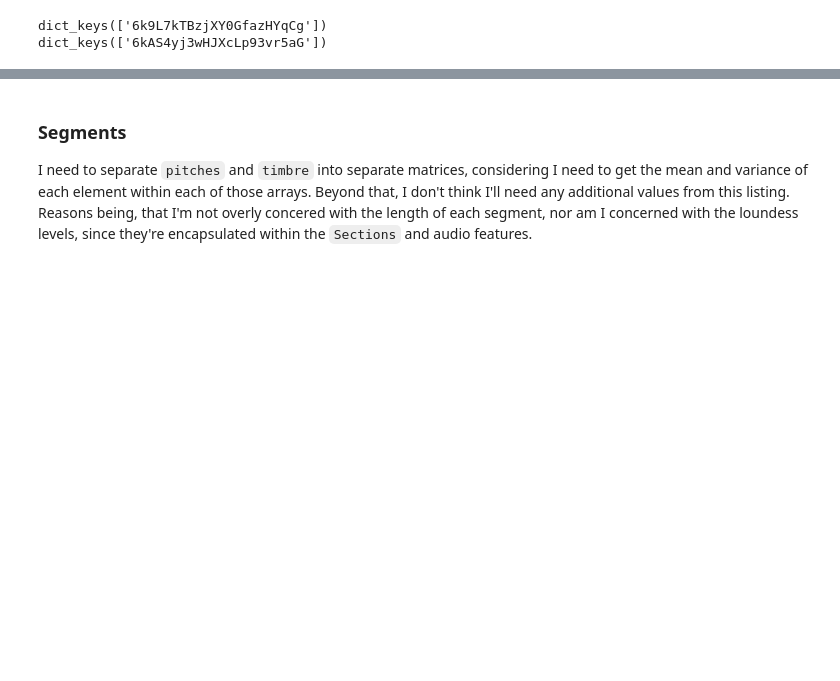
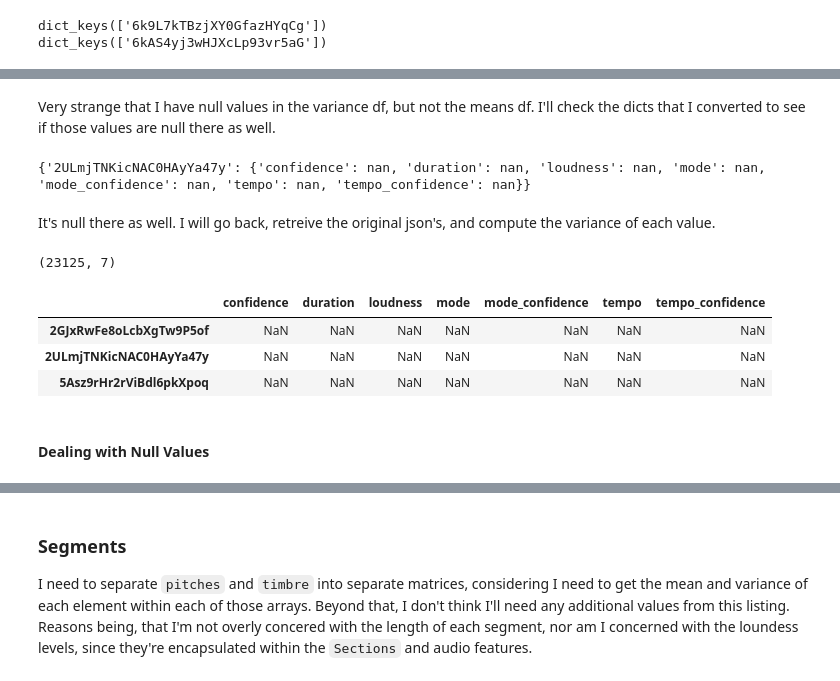
Before and after one commit to jonjohnsontc/songwriter-graph, a Jupyter notebook: notebooks/spotify_audio_analysis.ipynb, the cells around one changed output, grey strips where cells are left out. Drawn from its saved outputs; the diff is of its cells as text; code cells hidden in the pictures; blank space fills up the shorter version.

```diff
--- a/notebooks/spotify_audio_analysis.ipynb
+++ b/notebooks/spotify_audio_analysis.ipynb
@@ -202,0 +308,24 @@ for e in var_dicts:
+# %% [markdown]
+Very strange that I have null values in the variance df, but not the means df. I'll check the dicts that I converted to see if those values are null there as well.
+# %%
+for i in var_dicts:
+    for k in i.keys():
+        if k == '2ULmjTNKicNAC0HAyYa47y':
+            print(i)
+# %% [output]
+{'2ULmjTNKicNAC0HAyYa47y': {'confidence': nan, 'duration': nan, 'loudness': nan, 'mode': nan, 'mode_confidence': nan, 'tempo': nan, 'tempo_confidence': nan}}
+# %% [markdown]
+It's null there as well. I will go back, retreive the original json's, and compute the variance of each value.
+# %%
+section_var.shape
+# %% [output]
+(23125, 7)
+# %%
+section_var[section_var.isnull().any(1)].head()
+# %% [output]
+|  | confidence | duration | loudness | mode | mode_confidence | tempo | tempo_confidence |
+| 2GJxRwFe8oLcbXgTw9P5of | NaN | NaN | NaN | NaN | NaN | NaN | NaN |
+| 2ULmjTNKicNAC0HAyYa47y | NaN | NaN | NaN | NaN | NaN | NaN | NaN |
+| 5Asz9rHr2rViBdl6pkXpoq | NaN | NaN | NaN | NaN | NaN | NaN | NaN |
+# %% [markdown]
+#### Dealing with Null Values
```
Also changed, not shown: parts of 34 cells of this notebook, 2 other files.
